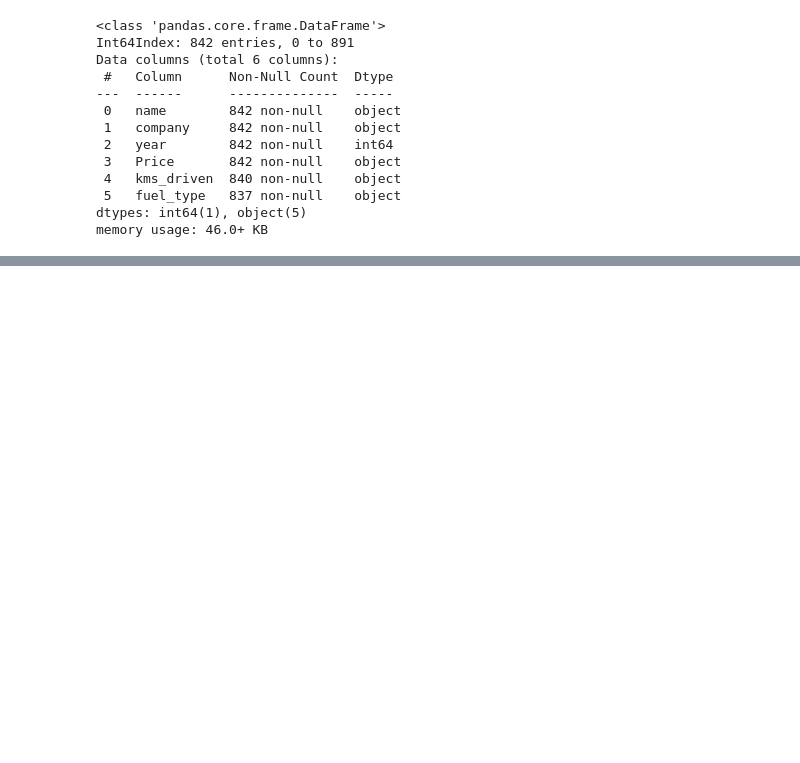
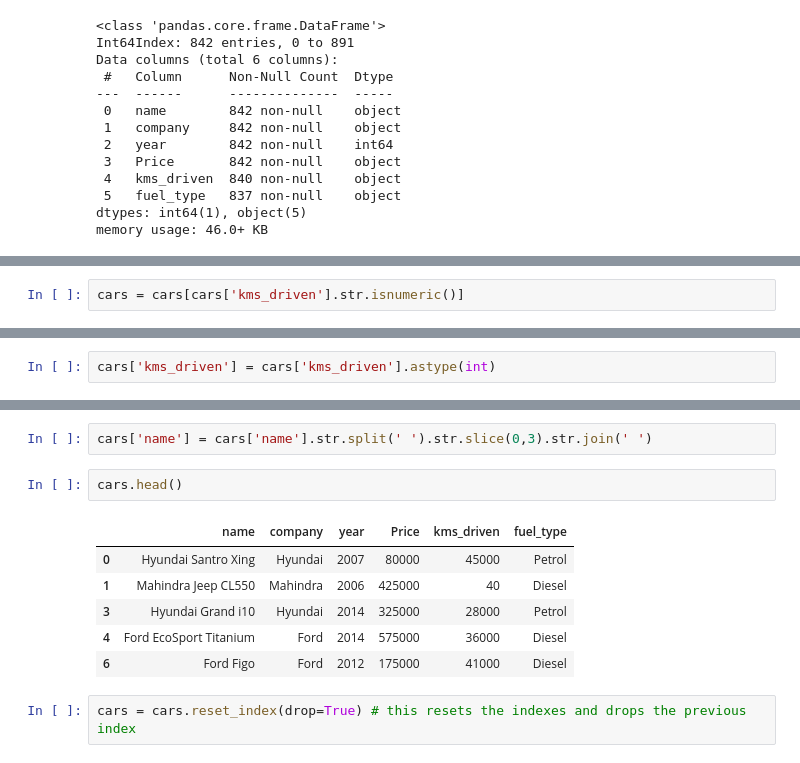
Before and after one commit to rgsk/car_price_predictor_2, a Jupyter notebook: base.ipynb, the cells around one changed output, grey strips where cells are left out. Cells and saved outputs as stored; diff of their text form; blank space fills up the shorter version.

```diff
--- a/base.ipynb
+++ b/base.ipynb
@@ -150,0 +226,2 @@ memory usage: 46.0+ KB
+# %%
+cars = cars[cars['kms_driven'].str.isnumeric()]
@@ -150,0 +244,2 @@ memory usage: 46.0+ KB
+# %%
+cars['kms_driven'] = cars['kms_driven'].astype(int)
@@ -150,0 +300,13 @@ memory usage: 46.0+ KB
+# %%
+cars['name'] = cars['name'].str.split(' ').str.slice(0,3).str.join(' ')
+# %%
+cars.head()
+# %% [output]
+|  | name | company | year | Price | kms_driven | fuel_type |
+| 0 | Hyundai Santro Xing | Hyundai | 2007 | 80000 | 45000 | Petrol |
+| 1 | Mahindra Jeep CL550 | Mahindra | 2006 | 425000 | 40 | Diesel |
+| 3 | Hyundai Grand i10 | Hyundai | 2014 | 325000 | 28000 | Petrol |
+| 4 | Ford EcoSport Titanium | Ford | 2014 | 575000 | 36000 | Diesel |
+| 6 | Ford Figo | Ford | 2012 | 175000 | 41000 | Diesel |
+# %%
+cars = cars.reset_index(drop=True) # this resets the indexes and drops the previous index
```
Also changed, not shown: parts of 43 cells of this notebook, 2 other files.
